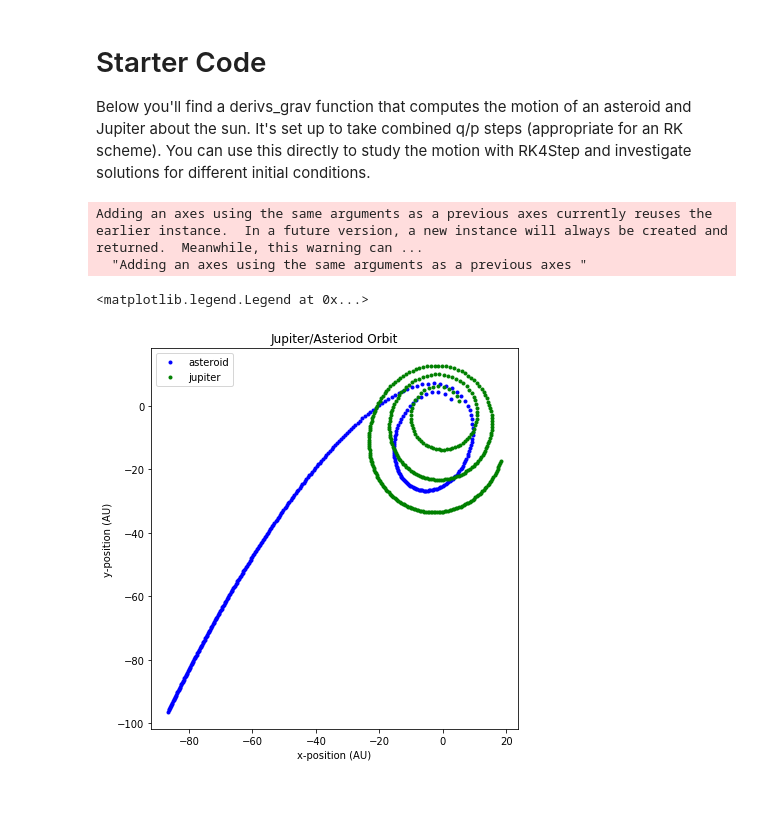
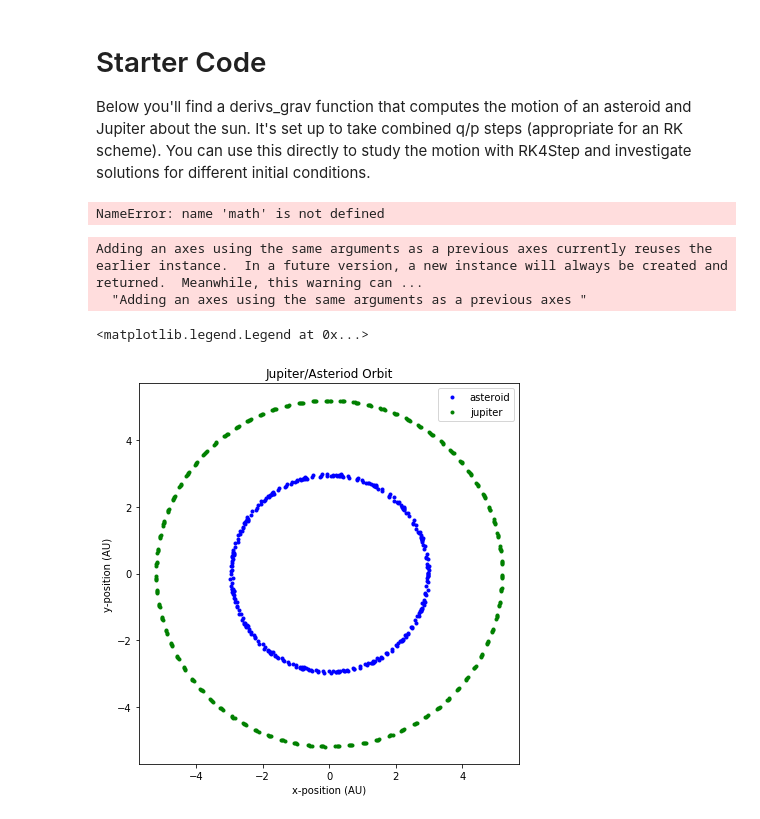
Before and after one commit to gil-miranda/playground, a Jupyter notebook: sci-comp-notebooks-master/P04-HigherOrderMethods.ipynb, the cells around one changed output. Drawn from its saved outputs; the diff is of its cells as text; code cells hidden in the pictures.

```diff
--- a/sci-comp-notebooks-master/P04-HigherOrderMethods.ipynb
+++ b/sci-comp-notebooks-master/P04-HigherOrderMethods.ipynb
@@ -200,7 +200,7 @@ Please write a report describing your efforts. Be sure to include the following:
 # %%
 GMs = (2*pi)**2   # measure time in years, distance in AU
 
-def derivs_grav(s, t, step=None):
+def derivs_grav(s, step=None):
     """
     Compute motion of Earth about the Sun
     """
@@ -210,7 +210,7 @@ def derivs_grav(s, t, step=None):
         return append(v,zeros(2))
 
     else:
-        rnorm = sqrt(sum(r*r))
+        rnorm = np.sqrt(sum(r*r))
         a = -GMs*r/rnorm**3
 
         if step is None:  # RK step
@@ -228,7 +228,7 @@ tlist=[t]
 xlist=[s[0]]
 ylist=[s[1]]
 
-while t<1.1:
+while t<1:
     s = RK4Step(s, t, derivs_grav, dt)
     t += dt
     tlist.append(t)
@@ -292,6 +297,10 @@ def derivs_grav(s, t, step=None):
     aa = -(GMs*rsa/rsam3 + GMj*rja/rjam3)
 
     return array([va[0],va[1],vj[0],vj[1],aa[0],aa[1],aj[0],aj[1]])
+# %%
+2*math.pi
+# %% [output]
+NameError: name 'math' is not defined
 # %%
 Rj=5.2     # AU
 Ra=3.0     # AU
@@ -300,32 +309,32 @@ s=array([Ra,0,Rj,0,0,sqrt(GMs/Ra),0,sqrt(GMs/Rj)])  # assume circular orbits
 
 xalist=[]  # empty lists
 yalist=[]
 tlist=[]
 xjlist=[]
 yjlist=[]
 
 t=0.0
 dt=0.3
 
 while t<100:
-    s=VerletStep(s, t, derivs_grav, dt)
+    s=RK4Step(s, t, derivs_grav, dt)
     t+=dt
     tlist.append(t)
     xalist.append(s[0])
     yalist.append(s[1])
     xjlist.append(s[2])
     yjlist.append(s[3])
 
 title("Jupiter/Asteriod Orbit")
 xlabel("x-position (AU)")
 ylabel("y-position (AU)")
 axes().set_aspect('equal')
 
 plot(xalist, yalist,'b.',label="asteroid")
 plot(xjlist, yjlist,'g.',label="jupiter")
 legend()
 # %% [output]
 Adding an axes using the same arguments as a previous axes currently reuses the earlier instance.  In a future version, a new instance will always be created and returned.  Meanwhile, this warning can ...
   "Adding an axes using the same arguments as a previous axes "
 <matplotlib.legend.Legend at 0x...>
-[figure, old version]
+[figure, new version]
```
Also changed, not shown: parts of 4 cells of this notebook.
